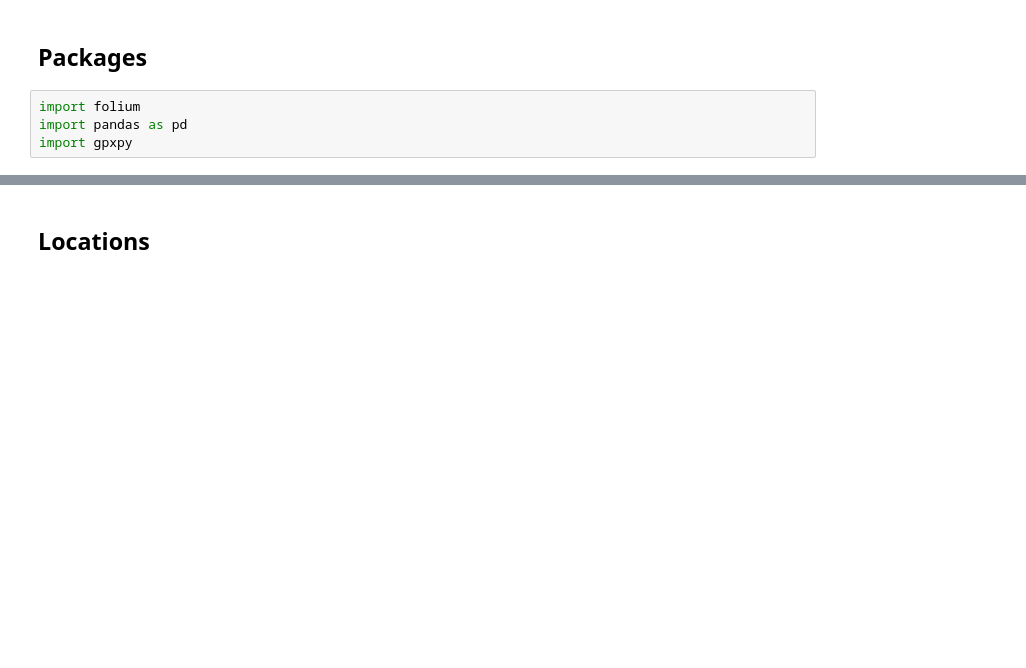
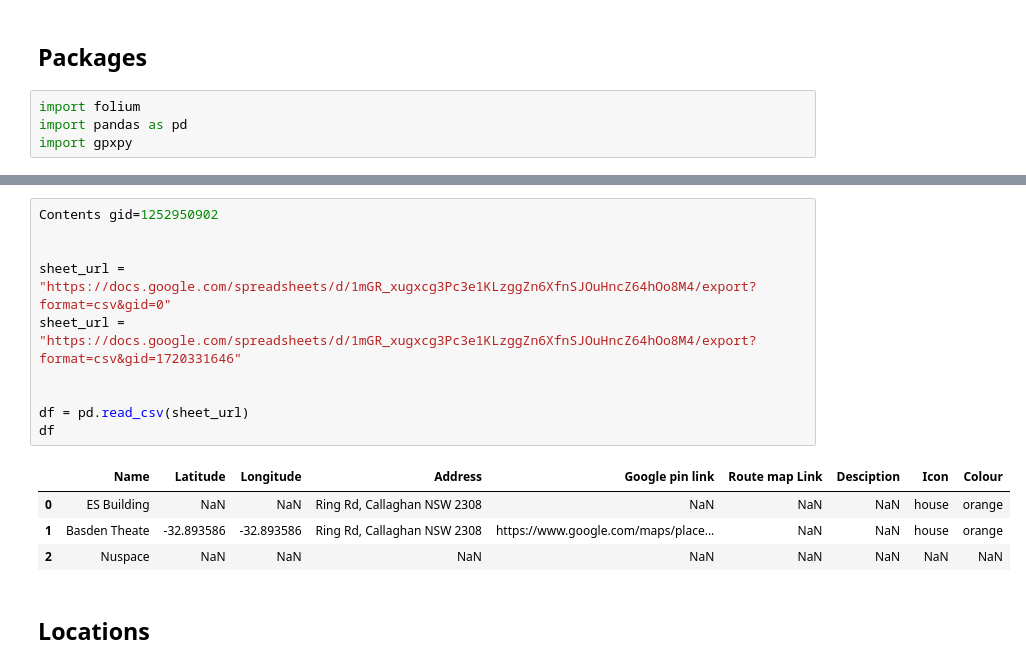
Before and after one commit to NUAC-AV/ASOC-UON, a Jupyter notebook: ASOC_Walks.ipynb, the cells around one changed output, grey strips where cells are left out. Drawn from its saved outputs; the diff is of its cells as text; blank space fills up the shorter version.

Commit message:
Google sheets management.

```diff
--- a/ASOC_Walks.ipynb
+++ b/ASOC_Walks.ipynb
@@ -18,3 +24,18 @@ import gpxpy
+# %%
+Contents gid=1252950902
+
+
+sheet_url = "https://docs.google.com/spreadsheets/d/1mGR_xugxcg3Pc3e1KLzggZn6XfnSJOuHncZ64hOo8M4/export?format=csv&gid=0"
+sheet_url = "https://docs.google.com/spreadsheets/d/1mGR_xugxcg3Pc3e1KLzggZn6XfnSJOuHncZ64hOo8M4/export?format=csv&gid=1720331646"
+
+
+df = pd.read_csv(sheet_url)
+df
+# %% [output]
+|  | Name | Latitude | Longitude | Address | Google pin link | Route map Link | Desciption | Icon | Colour |
+| 0 | ES Building | NaN | NaN | Ring Rd, Callaghan NSW 2308 | NaN | NaN | NaN | house | orange |
+| 1 | Basden Theate | -32.893586 | -32.893586 | Ring Rd, Callaghan NSW 2308 | https://www.google.com/maps/place... | NaN | NaN | house | orange |
+| 2 | Nuspace | NaN | NaN | NaN | NaN | NaN | NaN | NaN | NaN |
 # %% [markdown]
 ## Locations
 # %%
```
Also changed, not shown: parts of 3 cells of this notebook.
